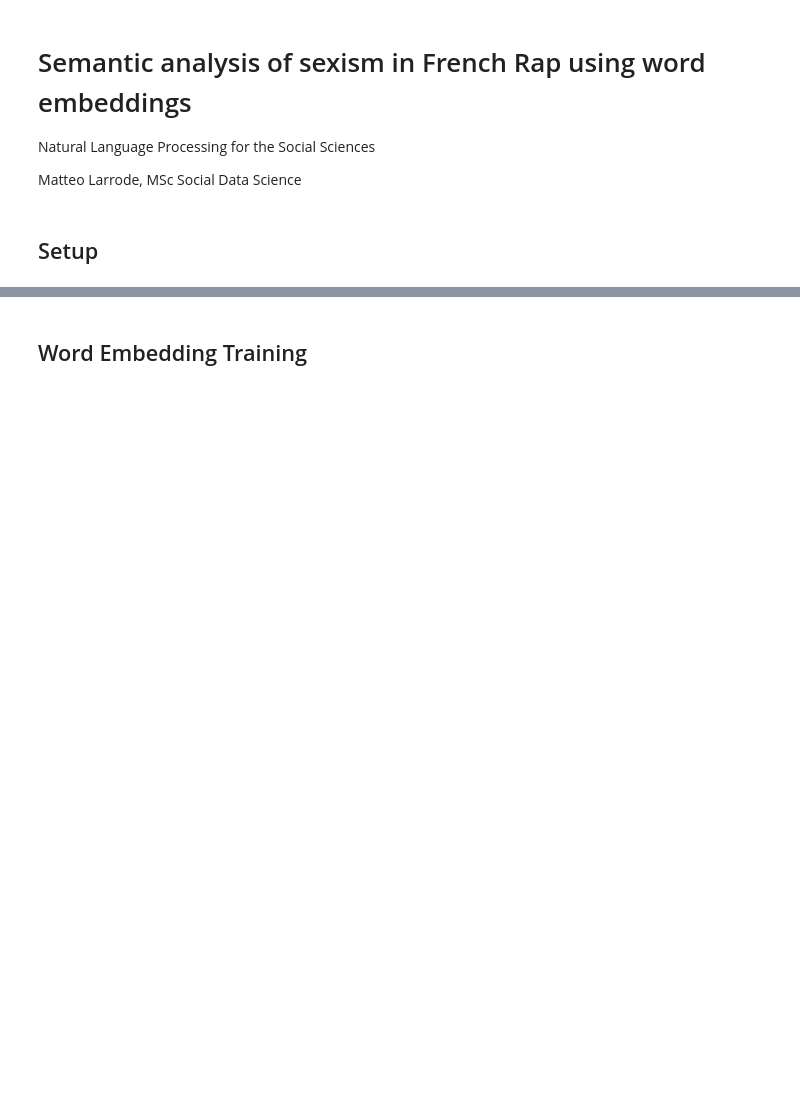
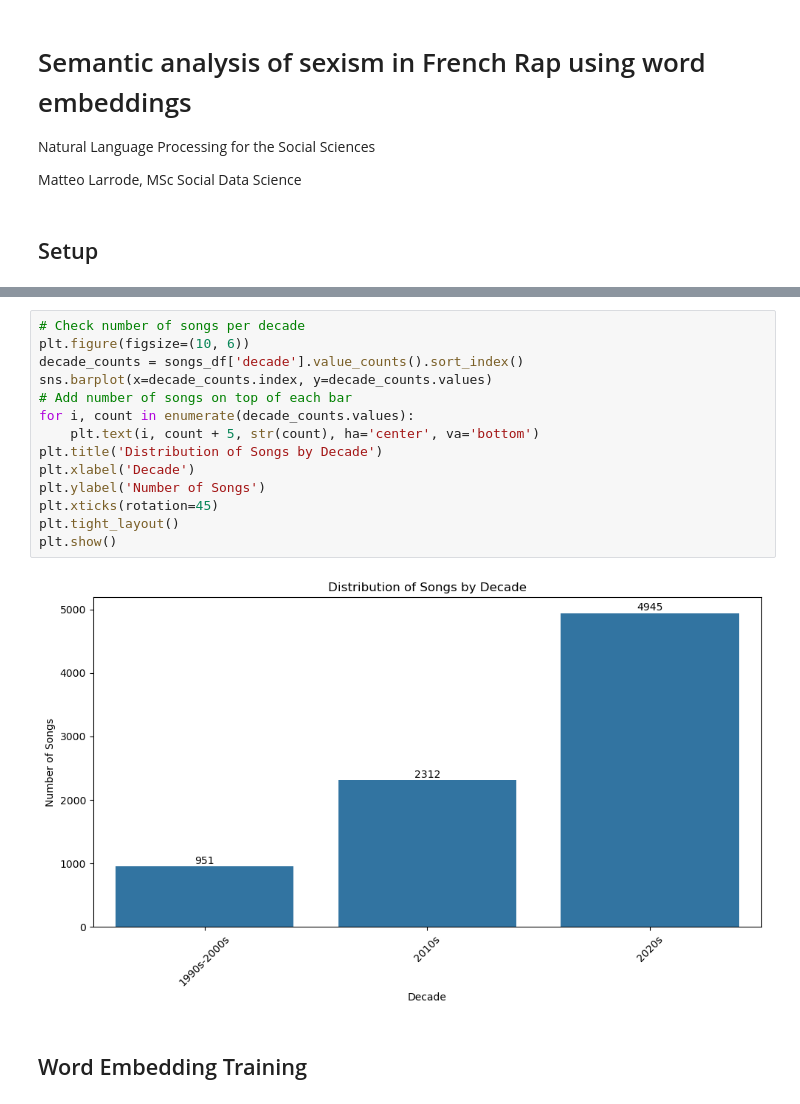
Before and after one commit to MatteoLarrode/NLP-SexismRapFr, a Jupyter notebook: NLP-SexismRapFr.ipynb, the cells around one changed output, grey strips where cells are left out. Cells and saved outputs as stored; diff of their text form; blank space fills up the shorter version.

```diff
--- a/NLP-SexismRapFr.ipynb
+++ b/NLP-SexismRapFr.ipynb
@@ -52,4 +60,20 @@ memory usage: 685.4+ KB
 <class 'list'>
 ['moi', 'je', 'sais', 'ce', 'que', 'veux', 'tu', 'sais', 'est', 'quoi', 'mon', 'but', 'etre', 'un', 'putain', 'de', 'bourgeois', 'gagner', 'du', 'ble', 'rien', 'glander', 'je', 'ne', 'veux', 'surtout' ...
+# %%
+# Check number of songs per decade
+plt.figure(figsize=(10, 6))
+decade_counts = songs_df['decade'].value_counts().sort_index()
+sns.barplot(x=decade_counts.index, y=decade_counts.values)
+# Add number of songs on top of each bar
+for i, count in enumerate(decade_counts.values):
+    plt.text(i, count + 5, str(count), ha='center', va='bottom')
+plt.title('Distribution of Songs by Decade')
+plt.xlabel('Decade')
+plt.ylabel('Number of Songs')
+plt.xticks(rotation=45)
+plt.tight_layout()
+plt.show()
+# %% [output]
+[figure, added]
 # %% [markdown]
 ## Word Embedding Training
```
Also changed, not shown: parts of 6 cells of this notebook, 5 other files.
